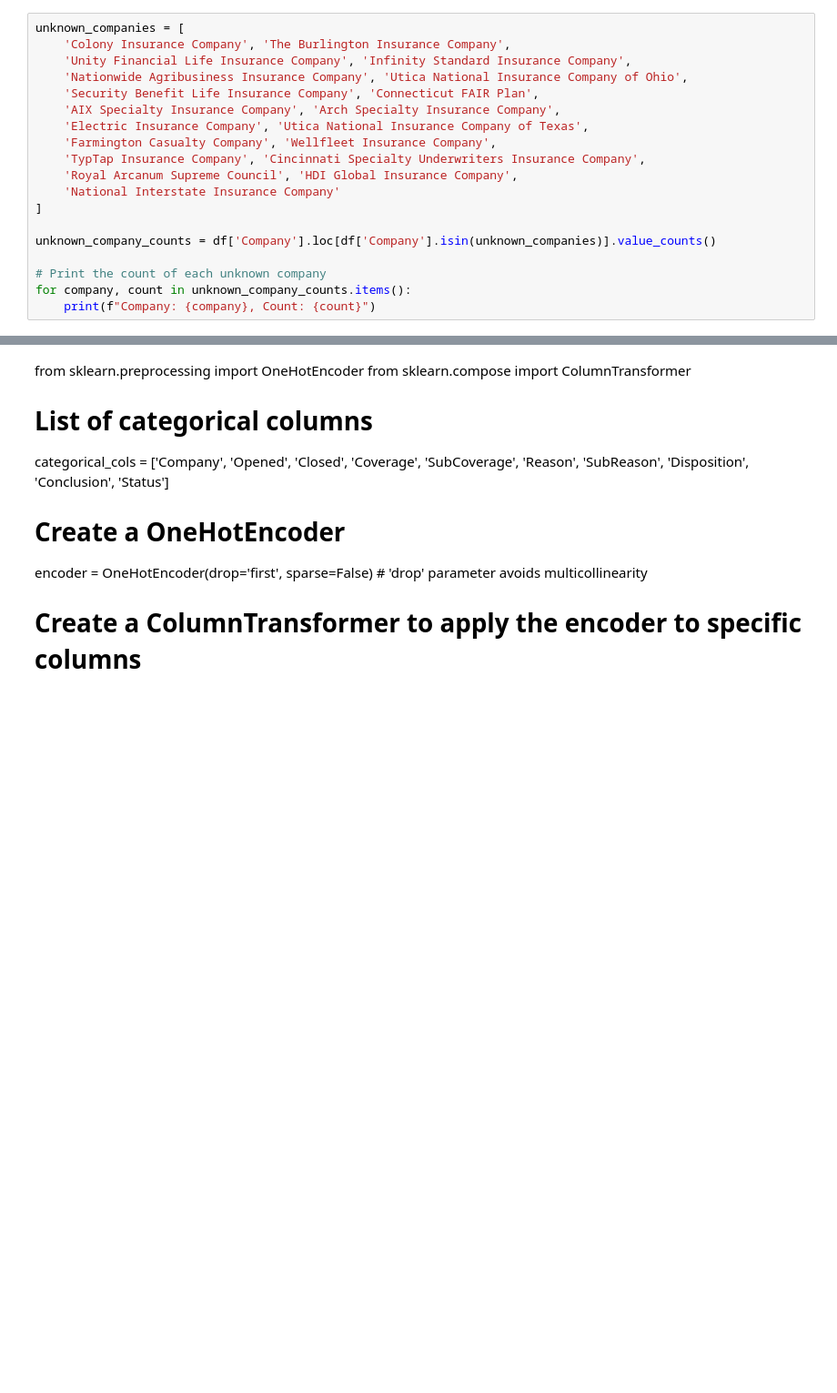
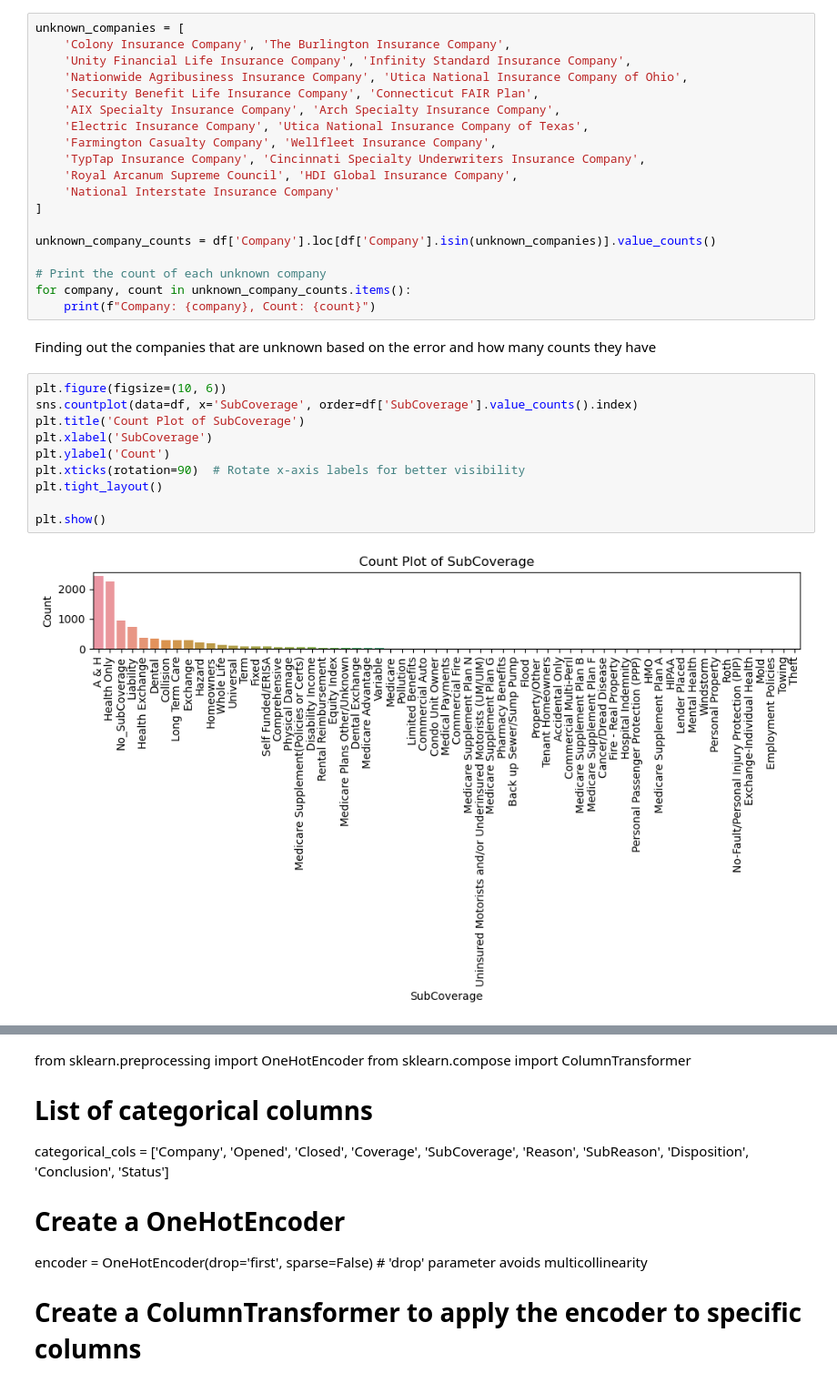
Before and after one commit to ajkam/schulich_data_science, a Jupyter notebook: Final_Prep/Insurance.ipynb, the cells around one changed output, grey strips where cells are left out. Shown at 91% size. Drawn from its saved outputs; the diff is of its cells as text; blank space fills up the shorter version.

```diff
--- a/Final_Prep/Insurance.ipynb
+++ b/Final_Prep/Insurance.ipynb
@@ -529,3 +547,17 @@ unknown_company_counts = df['Company'].loc[df['Company'].isin(unknown_companies)
 # Print the count of each unknown company
 for company, count in unknown_company_counts.items():
     print(f"Company: {company}, Count: {count}")
+# %% [markdown]
+Finding out the companies that are unknown based on the error and how many counts they have
+# %%
+plt.figure(figsize=(10, 6))
+sns.countplot(data=df, x='SubCoverage', order=df['SubCoverage'].value_counts().index)
+plt.title('Count Plot of SubCoverage')
+plt.xlabel('SubCoverage')
+plt.ylabel('Count')
+plt.xticks(rotation=90)  # Rotate x-axis labels for better visibility
+plt.tight_layout()
+
+plt.show()
+# %% [output]
+[figure, added]
```
Also changed, not shown: parts of 38 cells of this notebook, 1 other file.
